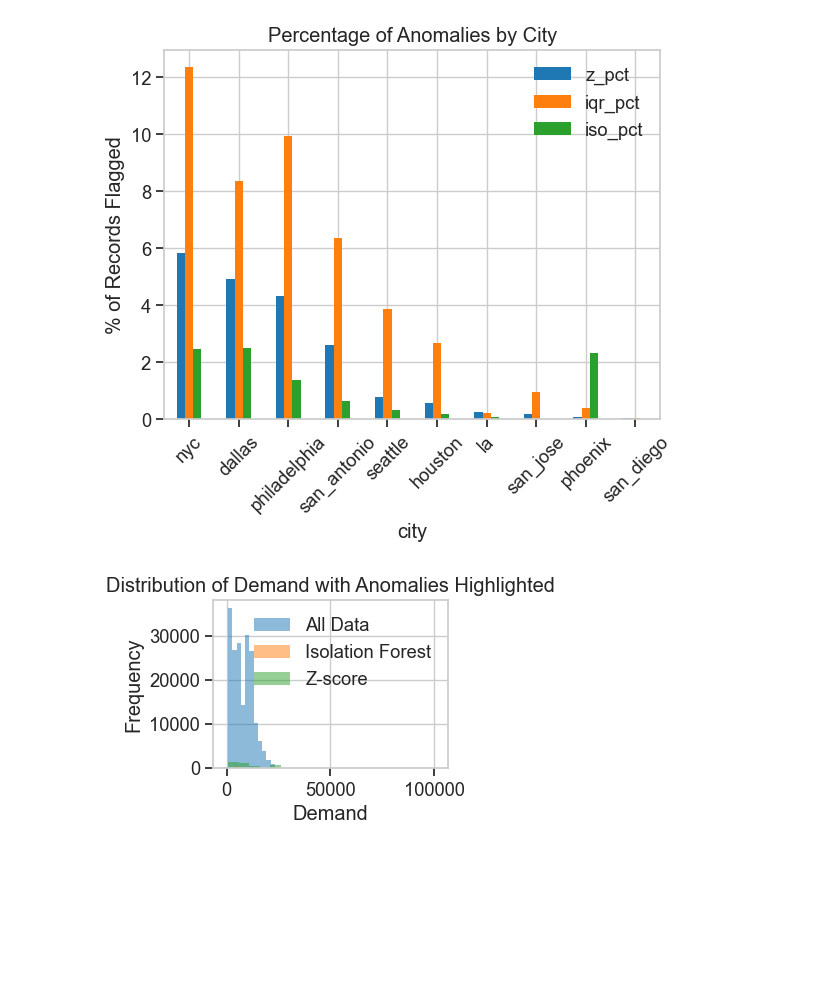
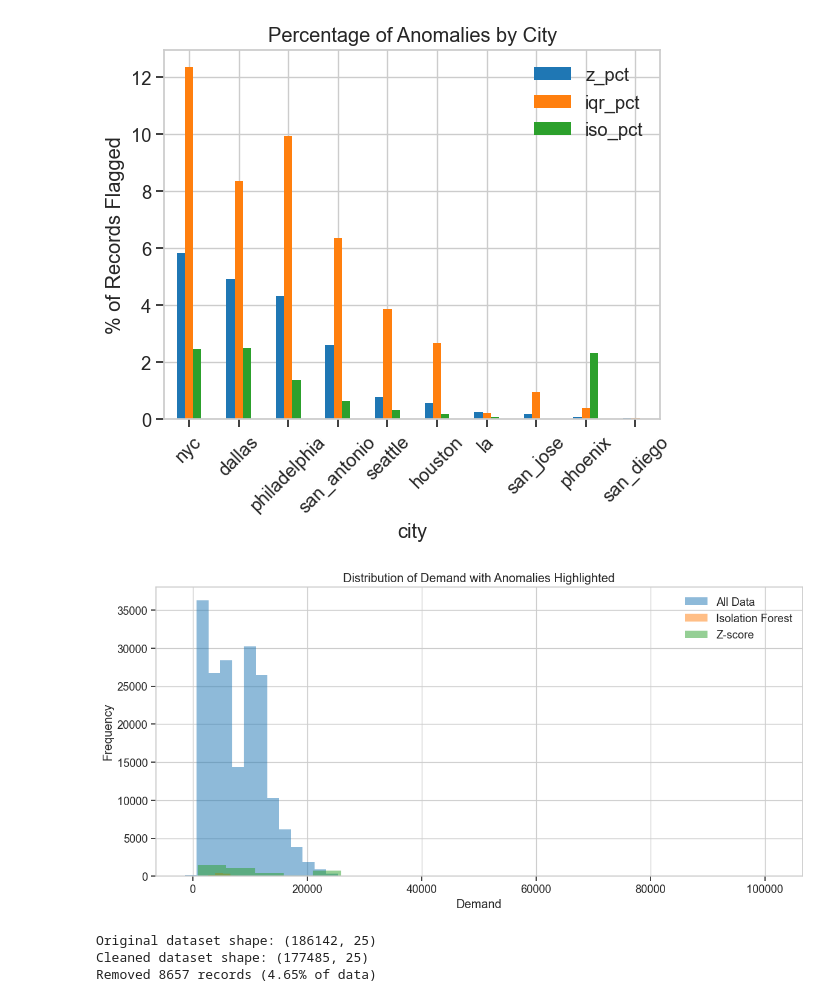
Before and after one commit to aaqib-ahmed-nazir/Electricity-Demand-Forecast-ML, a Jupyter notebook: notebooks/data_preprocessing.ipynb, the cells around one changed output. Drawn from its saved outputs; the diff is of its cells as text; code cells hidden in the pictures; blank space fills up the shorter version.

```diff
--- a/notebooks/data_preprocessing.ipynb
+++ b/notebooks/data_preprocessing.ipynb
@@ -283,0 +401,11 @@ plt.legend()
+# %%
+z_scores = pd.DataFrame()
+for feature in ['demand', 'temperature', 'humidity', 'windSpeed', 'pressure']:
+    z_scores[feature] = (merged_data[feature] - merged_data[feature].mean()) / merged_data[feature].std()
+
+threshold = 3
+outlier_condition = pd.DataFrame()
+for feature in ['demand', 'temperature', 'humidity', 'windSpeed', 'pressure']:
+    outlier_condition[feature] = abs(z_scores[feature]) > threshold
+
+merged_data['anomaly_z'] = outlier_condition.any(axis=1)
@@ -283,0 +418,16 @@ plt.legend()
+# %%
+Q1 = merged_data[['demand', 'temperature', 'humidity', 'windSpeed', 'pressure']].quantile(0.25)
+Q3 = merged_data[['demand', 'temperature', 'humidity', 'windSpeed', 'pressure']].quantile(0.75)
+IQR = Q3 - Q1
+
+merged_data['anomaly_iqr'] = (
+    (merged_data['demand'] < (Q1['demand'] - 1.5 * IQR['demand'])) |
+    (merged_data['demand'] > (Q3['demand'] + 1.5 * IQR['demand'])) |
+    (merged_data['temperature'] < (Q1['temperature'] - 1.5 * IQR['temperature'])) |
+    (merged_data['temperature'] > (Q3['temperature'] + 1.5 * IQR['temperature'])) |
+    (merged_data['humidity'] < (Q1['humidity'] - 1.5 * IQR['humidity'])) |
+    (merged_data['humidity'] > (Q3['humidity'] + 1.5 * IQR['humidity'])) |
+    (merged_data['windSpeed'] < (Q1['windSpeed'] - 1.5 * IQR['windSpeed'])) |
+    (merged_data['windSpeed'] > (Q3['windSpeed'] + 1.5 * IQR['windSpeed'])) |
+    (merged_data['pressure'] < (Q1['pressure'] - 1.5 * IQR['pressure'])) |
+    (merged_data['pressure'] > (Q3['pressure'] + 1.5 * IQR['pressure'])))
@@ -283,0 +440,5 @@ plt.legend()
+# %%
+X = merged_data[['demand', 'temperature', 'humidity', 'windSpeed', 'pressure']]
+
+iso_forest = IsolationForest(contamination=0.01, random_state=42)
+merged_data['anomaly_iso'] = iso_forest.fit_predict(X) == -1
@@ -314,16 +563,24 @@ plt.xticks(rotation=45)
   Text(9, 0, 'san_diego')])
 [figure]
 # %%
-plt.subplot(2, 2, 4)
+plt.figure(figsize=(12, 6))
 plt.hist(merged_data['demand'], bins=50, alpha=0.5, label='All Data')
 plt.hist(merged_data[merged_data['anomaly_iso']]['demand'], bins=20, alpha=0.5, label='Isolation Forest')
 plt.hist(merged_data[merged_data['anomaly_z']]['demand'], bins=20, alpha=0.5, label='Z-score')
 plt.title('Distribution of Demand with Anomalies Highlighted')
 plt.xlabel('Demand')
 plt.ylabel('Frequency')
 plt.legend()
-
 plt.tight_layout()
 plt.show()
+
+# Create cleaned dataset by removing anomalies detected by IQR method
+cleaned_data = merged_data[~merged_data['anomaly_iqr']].copy()
+print(f"Original dataset shape: {merged_data.shape}")
+print(f"Cleaned dataset shape: {cleaned_data.shape}")
+print(f"Removed {merged_data.shape[0] - cleaned_data.shape[0]} records ({(merged_data.shape[0] - cleaned_data.shape[0])/merged_data.shape[0]*100:.2f}% of data)")
 # %% [output]
-[figure, old version]
+[figure, new version]
+Original dataset shape: (186142, 25)
+Cleaned dataset shape: (177485, 25)
+Removed 8657 records (4.65% of data)
```
Also changed, not shown: parts of 37 cells of this notebook.
